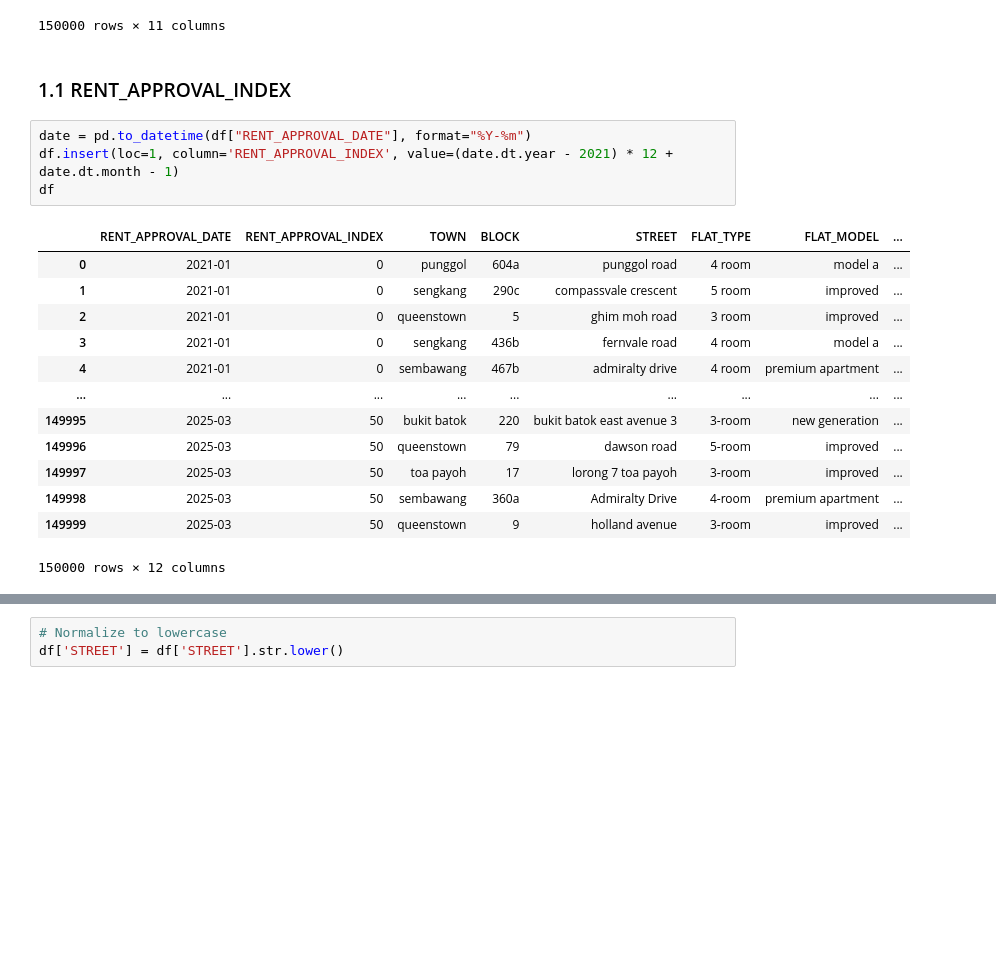
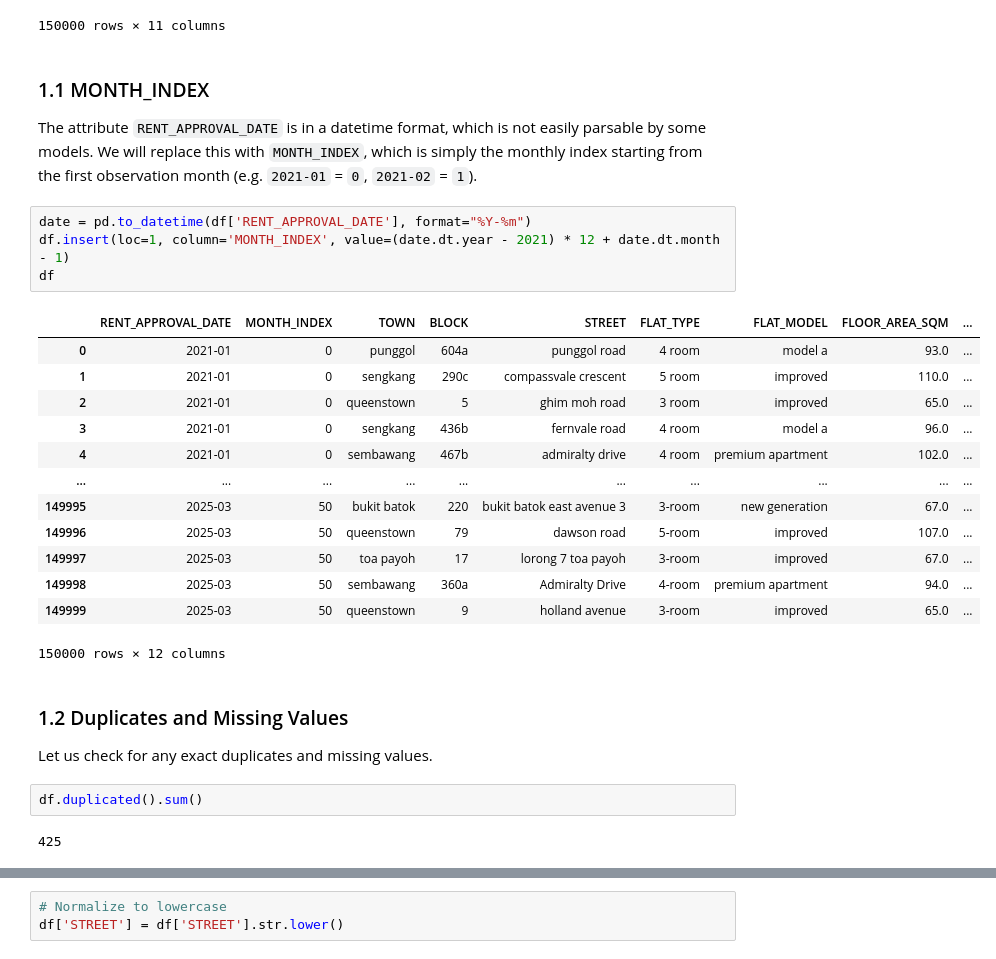
Before and after one commit to sidneyting/hdb-rentals, a Jupyter notebook: notebooks/main.ipynb, the cells around one changed output, grey strips where cells are left out. Drawn from its saved outputs; the diff is of its cells as text; blank space fills up the shorter version.

Commit message:
feat: clean train/test data + duplicate and missing checks

```diff
--- a/notebooks/main.ipynb
+++ b/notebooks/main.ipynb
@@ -34,22 +36,31 @@ df
 | 149999 | 2025-03 | queenstown | 9 | holland avenue | 3-room | improved | 65.0 | yes | ... |
 150000 rows × 11 columns
 # %% [markdown]
-### 1.1 RENT_APPROVAL_INDEX
+### 1.1 MONTH_INDEX
+
+The attribute `RENT_APPROVAL_DATE` is in a datetime format, which is not easily parsable by some models. We will replace this with `MONTH_INDEX`, which is simply the monthly index starting from the first observation month (e.g. `2021-01` = `0`, `2021-02` = `1`).
 # %%
-date = pd.to_datetime(df["RENT_APPROVAL_DATE"], format="%Y-%m")
-df.insert(loc=1, column='RENT_APPROVAL_INDEX', value=(date.dt.year - 2021) * 12 + date.dt.month - 1)
+date = pd.to_datetime(df['RENT_APPROVAL_DATE'], format="%Y-%m")
+df.insert(loc=1, column='MONTH_INDEX', value=(date.dt.year - 2021) * 12 + date.dt.month - 1)
 df
 # %% [output]
-|  | RENT_APPROVAL_DATE | RENT_APPROVAL_INDEX | TOWN | BLOCK | STREET | FLAT_TYPE | FLAT_MODEL | ... |
-| 0 | 2021-01 | 0 | punggol | 604a | punggol road | 4 room | model a | ... |
-| 1 | 2021-01 | 0 | sengkang | 290c | compassvale crescent | 5 room | improved | ... |
-| 2 | 2021-01 | 0 | queenstown | 5 | ghim moh road | 3 room | improved | ... |
-| 3 | 2021-01 | 0 | sengkang | 436b | fernvale road | 4 room | model a | ... |
-| 4 | 2021-01 | 0 | sembawang | 467b | admiralty drive | 4 room | premium apartment | ... |
-| ... | ... | ... | ... | ... | ... | ... | ... | ... |
-| 149995 | 2025-03 | 50 | bukit batok | 220 | bukit batok east avenue 3 | 3-room | new generation | ... |
-| 149996 | 2025-03 | 50 | queenstown | 79 | dawson road | 5-room | improved | ... |
-| 149997 | 2025-03 | 50 | toa payoh | 17 | lorong 7 toa payoh | 3-room | improved | ... |
-| 149998 | 2025-03 | 50 | sembawang | 360a | Admiralty Drive | 4-room | premium apartment | ... |
-| 149999 | 2025-03 | 50 | queenstown | 9 | holland avenue | 3-room | improved | ... |
+|  | RENT_APPROVAL_DATE | MONTH_INDEX | TOWN | BLOCK | STREET | FLAT_TYPE | FLAT_MODEL | FLOOR_AREA_SQM | ... |
+| 0 | 2021-01 | 0 | punggol | 604a | punggol road | 4 room | model a | 93.0 | ... |
+| 1 | 2021-01 | 0 | sengkang | 290c | compassvale crescent | 5 room | improved | 110.0 | ... |
+| 2 | 2021-01 | 0 | queenstown | 5 | ghim moh road | 3 room | improved | 65.0 | ... |
+| 3 | 2021-01 | 0 | sengkang | 436b | fernvale road | 4 room | model a | 96.0 | ... |
+| 4 | 2021-01 | 0 | sembawang | 467b | admiralty drive | 4 room | premium apartment | 102.0 | ... |
+| ... | ... | ... | ... | ... | ... | ... | ... | ... | ... |
+| 149995 | 2025-03 | 50 | bukit batok | 220 | bukit batok east avenue 3 | 3-room | new generation | 67.0 | ... |
+| 149996 | 2025-03 | 50 | queenstown | 79 | dawson road | 5-room | improved | 107.0 | ... |
+| 149997 | 2025-03 | 50 | toa payoh | 17 | lorong 7 toa payoh | 3-room | improved | 67.0 | ... |
+| 149998 | 2025-03 | 50 | sembawang | 360a | Admiralty Drive | 4-room | premium apartment | 94.0 | ... |
+| 149999 | 2025-03 | 50 | queenstown | 9 | holland avenue | 3-room | improved | 65.0 | ... |
 150000 rows × 12 columns
+# %% [markdown]
+### 1.2 Duplicates and Missing Values
+Let us check for any exact duplicates and missing values.
+# %%
+df.duplicated().sum()
+# %% [output]
+425
```
Also changed, not shown: parts of 54 cells of this notebook, 2 other files.
